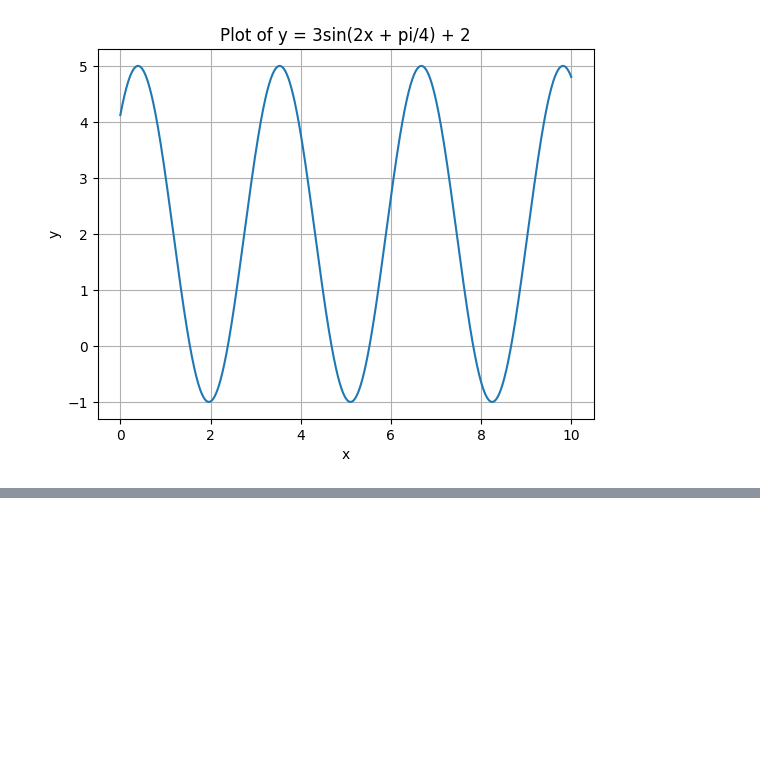
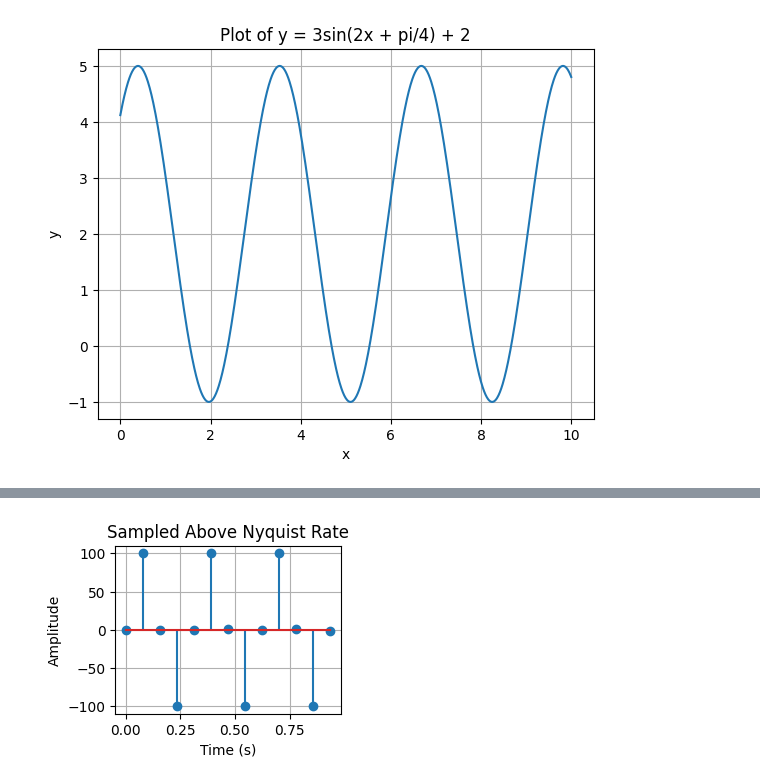
Before and after one commit to johnjustine5646/SPR, a Jupyter notebook: Lab0_SPR.ipynb, the cells around one changed output, grey strips where cells are left out. Saved outputs shown, nothing was run; the diff lists cells and outputs as text; code cells hidden in the pictures; blank space fills up the shorter version.

```diff
--- a/Lab0_SPR.ipynb
+++ b/Lab0_SPR.ipynb
@@ -116,0 +149,14 @@ plt.show()
+# %%
+# Sampling the signal above the Nyquist rate
+high_rate = 4 * f
+high_samples = int(1 / (high_rate * (t[1]-t[0])))
+sampled_t_high = t[::high_samples]
+sampled_x_high = x[::high_samples]
+plt.subplot(2,2,3)
+plt.stem(sampled_t_high, sampled_x_high, use_line_collection=True)
+plt.title('Sampled Above Nyquist Rate')
+plt.xlabel('Time (s)')
+plt.ylabel('Amplitude')
+plt.grid(True)
+# %% [output]
+[figure, added]
```
Also changed, not shown: parts of 42 cells of this notebook.
